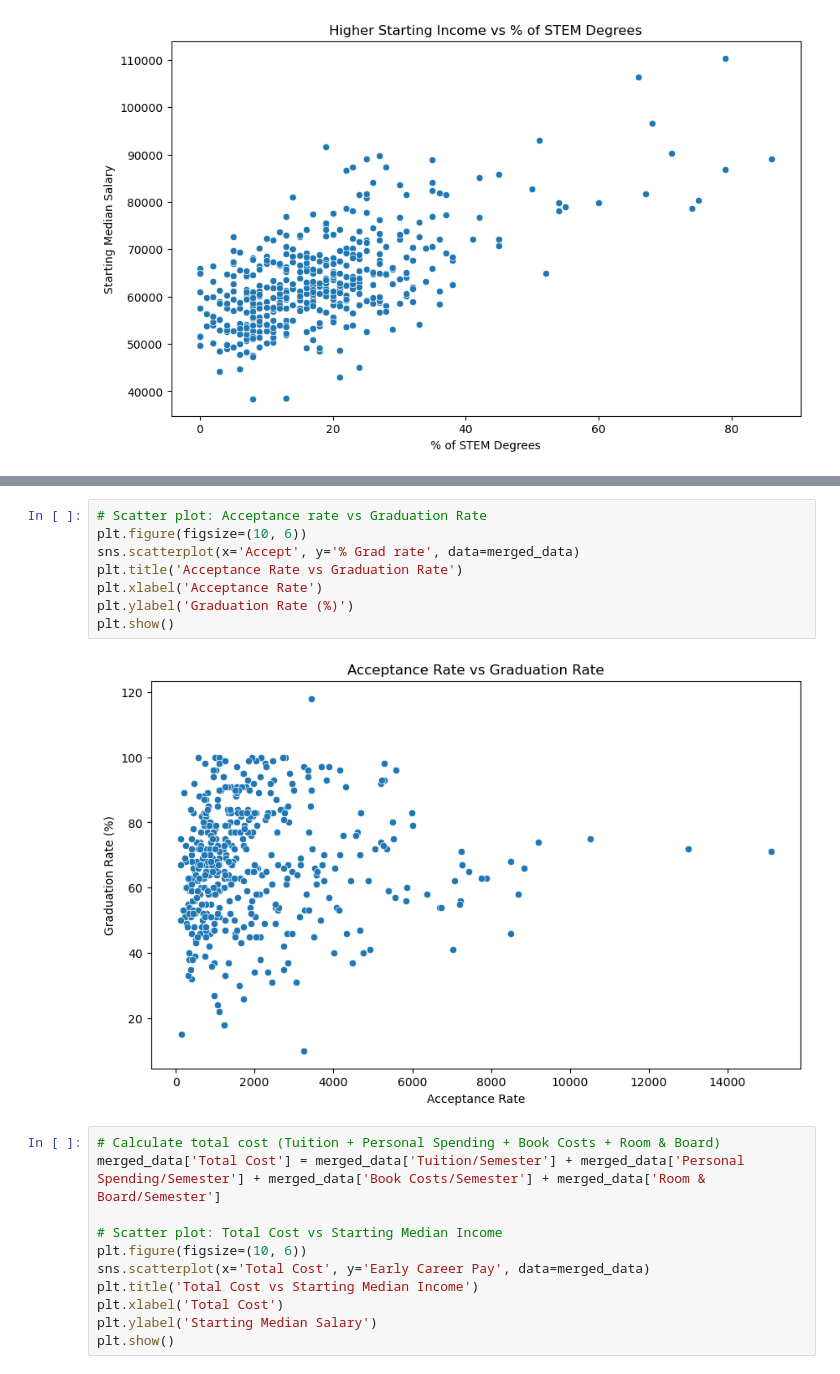
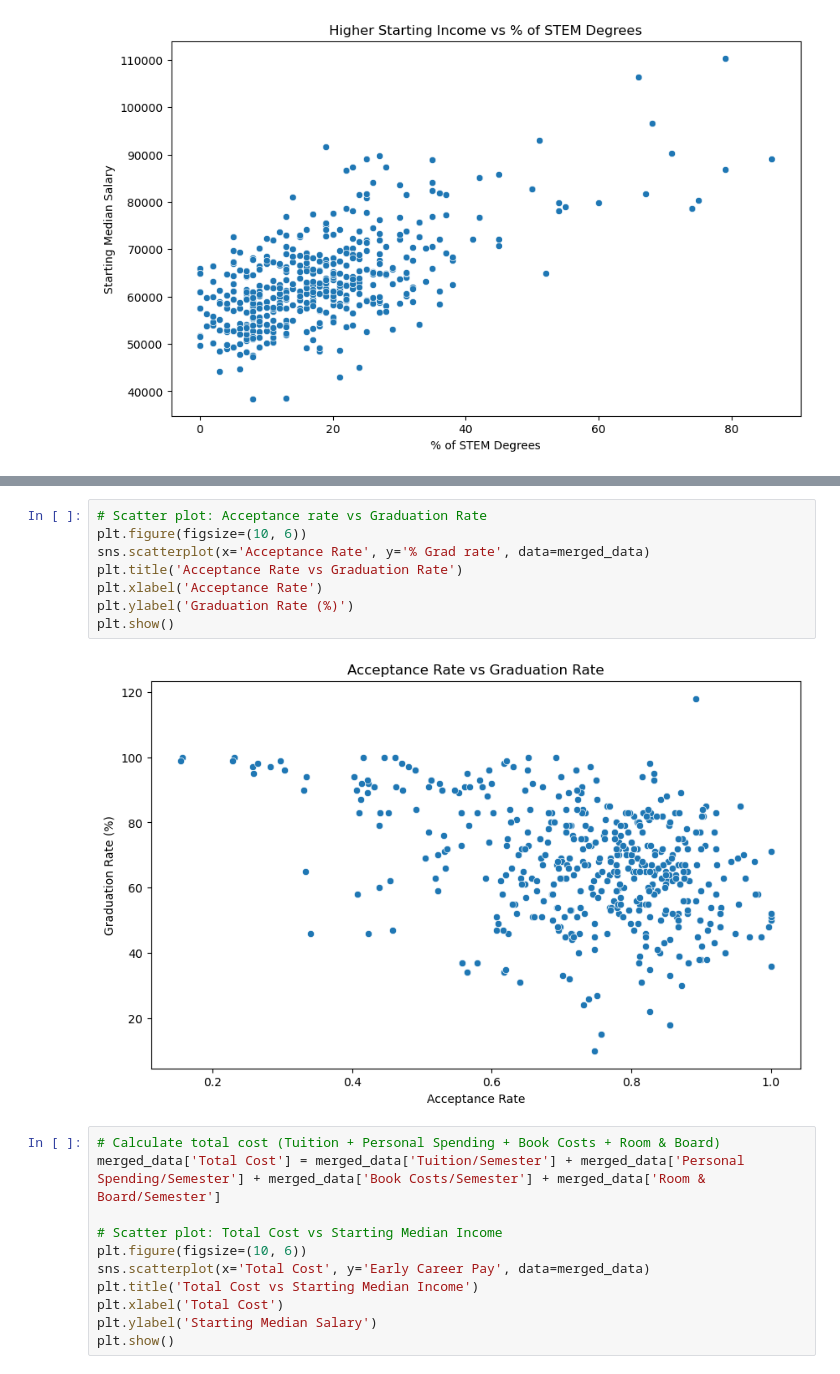
Before and after one commit to sWeeks99/Education_Trends_and_Opportunities, a Jupyter notebook: gulsens_analysis/gulsens_analysis.ipynb, the cells around one changed output, grey strips where cells are left out. Drawn from its saved outputs; the diff is of its cells as text.

```diff
--- a/gulsens_analysis/gulsens_analysis.ipynb
+++ b/gulsens_analysis/gulsens_analysis.ipynb
@@ -174,13 +175,13 @@ plt.show()
 # %%
 # Scatter plot: Acceptance rate vs Graduation Rate
 plt.figure(figsize=(10, 6))
-sns.scatterplot(x='Accept', y='% Grad rate', data=merged_data)
+sns.scatterplot(x='Acceptance Rate', y='% Grad rate', data=merged_data)
 plt.title('Acceptance Rate vs Graduation Rate')
 plt.xlabel('Acceptance Rate')
 plt.ylabel('Graduation Rate (%)')
 plt.show()
 # %% [output]
-[figure, old version]
+[figure, new version]
 # %%
 # Calculate total cost (Tuition + Personal Spending + Book Costs + Room & Board)
 merged_data['Total Cost'] = merged_data['Tuition/Semester'] + merged_data['Personal Spending/Semester'] + merged_data['Book Costs/Semester'] + merged_data['Room & Board/Semester']
```
Also changed, not shown: parts of 5 cells of this notebook.
